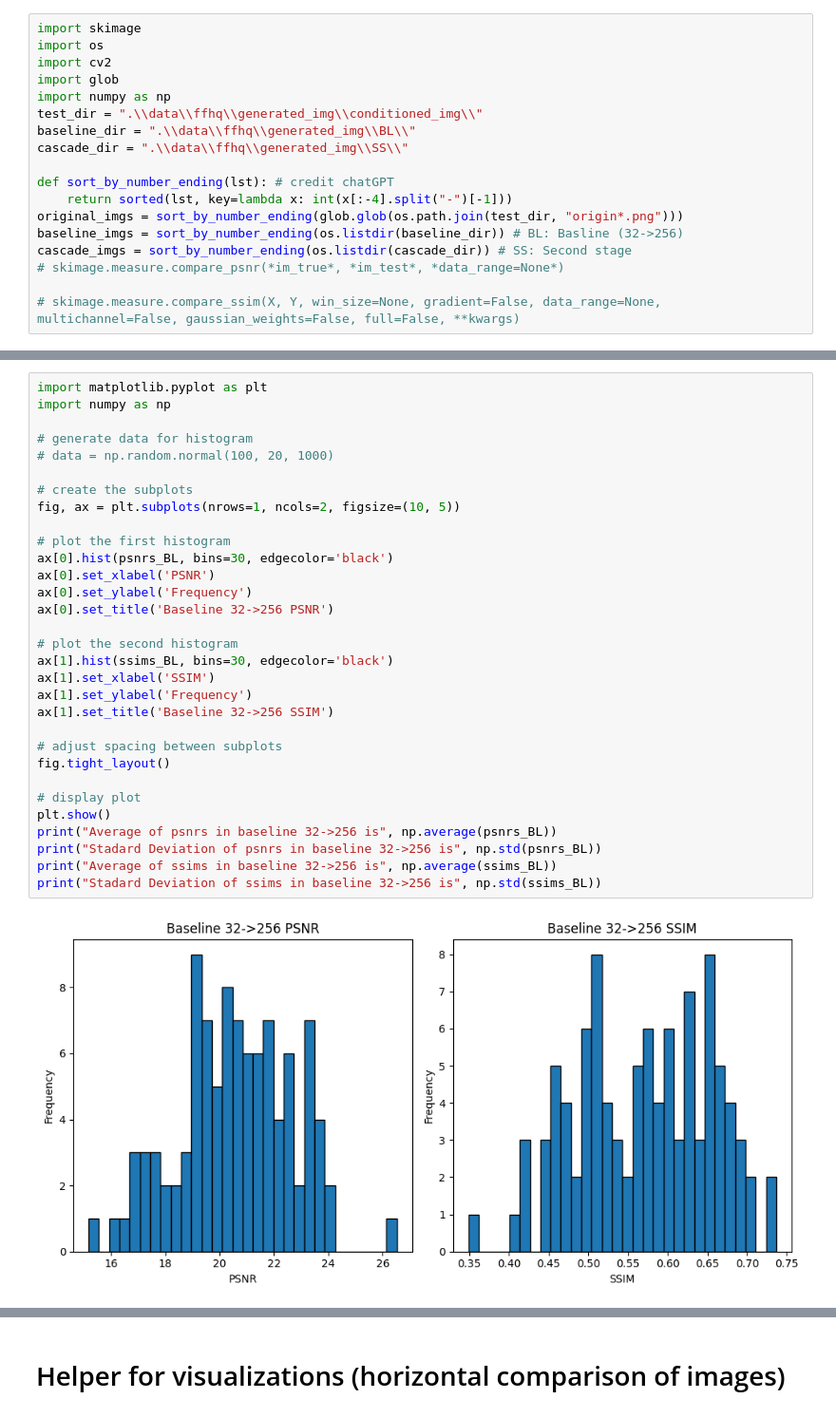
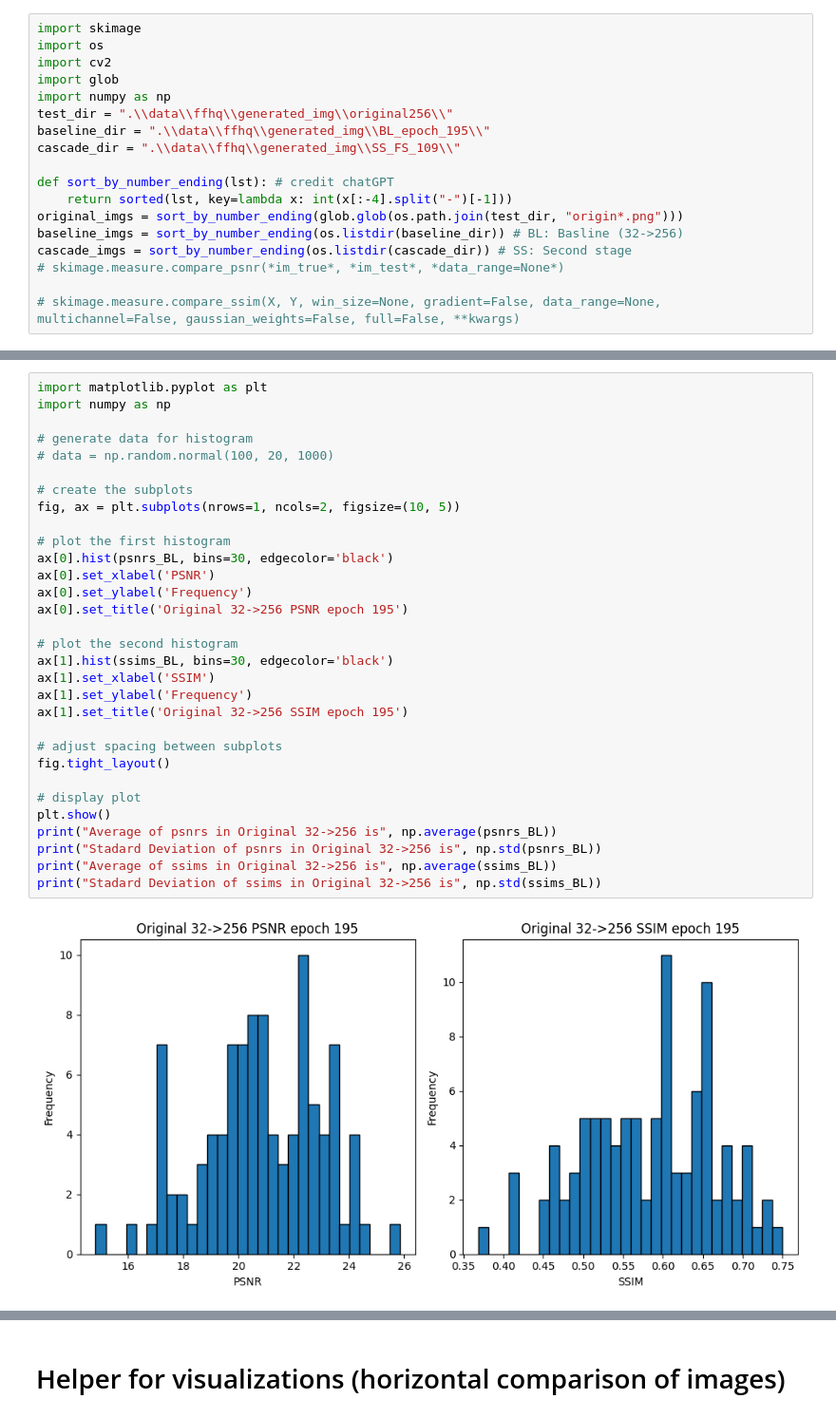
Before and after one commit to CompVis/latent-diffusion, a Jupyter notebook: metrics.ipynb, the cells around one changed output, grey strips where cells are left out. Shown at 95% size. Cells and saved outputs as stored; diff of their text form.

```diff
--- a/metrics.ipynb
+++ b/metrics.ipynb
@@ -4,9 +4,9 @@ import os
 import cv2
 import glob
 import numpy as np
-test_dir = ".\\data\\ffhq\\generated_img\\conditioned_img\\"
-baseline_dir = ".\\data\\ffhq\\generated_img\\BL\\"
-cascade_dir = ".\\data\\ffhq\\generated_img\\SS\\"
+test_dir = ".\\data\\ffhq\\generated_img\\original256\\"
+baseline_dir = ".\\data\\ffhq\\generated_img\\BL_epoch_195\\"
+cascade_dir = ".\\data\\ffhq\\generated_img\\SS_FS_109\\"
 
 def sort_by_number_ending(lst): # credit chatGPT
     return sorted(lst, key=lambda x: int(x[:-4].split("-")[-1]))
@@ -44,33 +45,33 @@ Average of ssims in baseline 32->256 is 0.5700240100598956
 # %%
 import matplotlib.pyplot as plt
 import numpy as np
 
 # generate data for histogram
 # data = np.random.normal(100, 20, 1000)
 
 # create the subplots
 fig, ax = plt.subplots(nrows=1, ncols=2, figsize=(10, 5))
 
 # plot the first histogram
 ax[0].hist(psnrs_BL, bins=30, edgecolor='black')
 ax[0].set_xlabel('PSNR')
 ax[0].set_ylabel('Frequency')
-ax[0].set_title('Baseline 32->256 PSNR')
+ax[0].set_title('Original 32->256 PSNR epoch 195')
 
 # plot the second histogram
 ax[1].hist(ssims_BL, bins=30, edgecolor='black')
 ax[1].set_xlabel('SSIM')
 ax[1].set_ylabel('Frequency')
-ax[1].set_title('Baseline 32->256 SSIM')
+ax[1].set_title('Original 32->256 SSIM epoch 195')
 
 # adjust spacing between subplots
 fig.tight_layout()
 
 # display plot
 plt.show()
-print("Average of psnrs in baseline 32->256 is", np.average(psnrs_BL))
-print("Stadard Deviation of psnrs in baseline 32->256 is", np.std(psnrs_BL))
-print("Average of ssims in baseline 32->256 is", np.average(ssims_BL))
-print("Stadard Deviation of ssims in baseline 32->256 is", np.std(ssims_BL))
+print("Average of psnrs in Original 32->256 is", np.average(psnrs_BL))
+print("Stadard Deviation of psnrs in Original 32->256 is", np.std(psnrs_BL))
+print("Average of ssims in Original 32->256 is", np.average(ssims_BL))
+print("Stadard Deviation of ssims in Original 32->256 is", np.std(ssims_BL))
 # %% [output]
-[figure, old version]
+[figure, new version]
```
Also changed, not shown: parts of 6 cells of this notebook, 2 other files.
